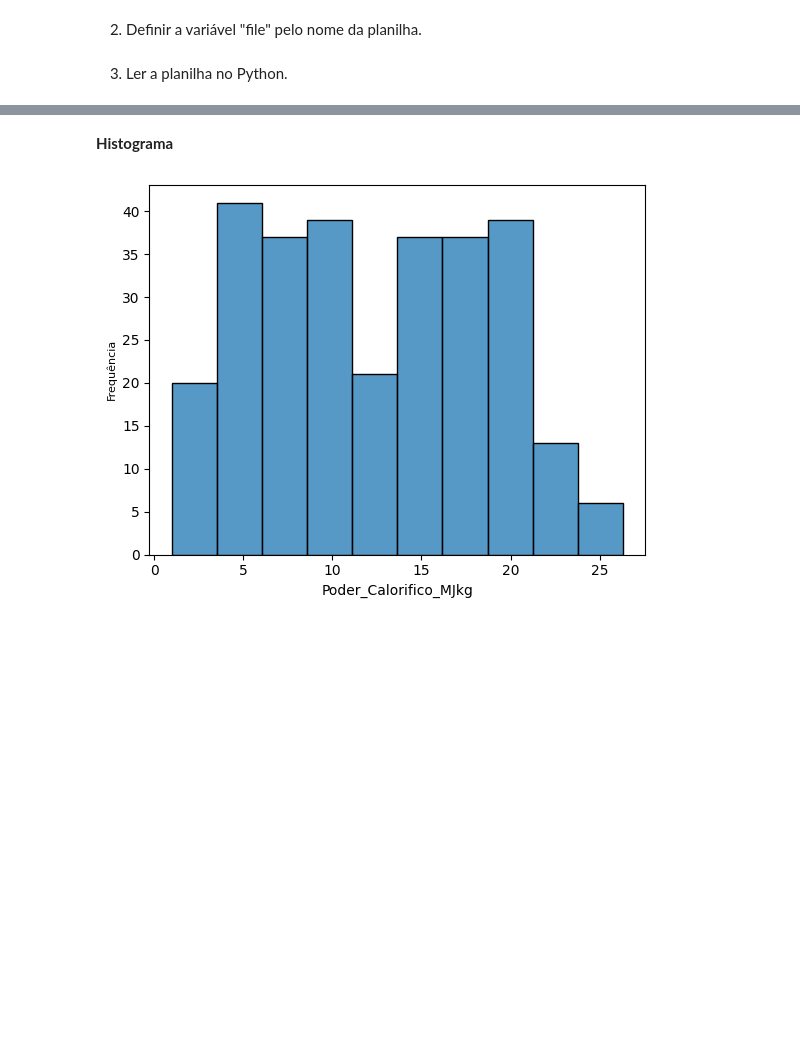
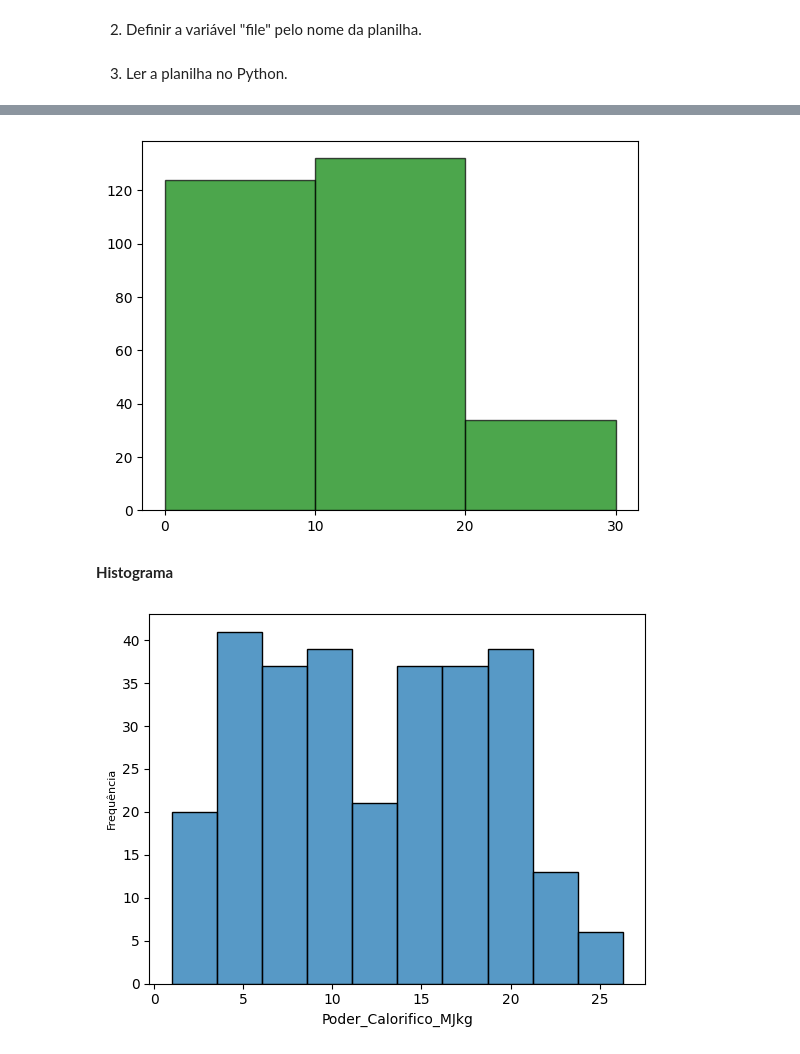
Before and after one commit to gobstech/Solid_Waste_Data_Analysis_Study, a Jupyter notebook: src/quant2_graficos_e_medidas.ipynb, the cells around one changed output, grey strips where cells are left out. Saved outputs shown, nothing was run; the diff lists cells and outputs as text; code cells hidden in the pictures; blank space fills up the shorter version.

```diff
--- a/src/quant2_graficos_e_medidas.ipynb
+++ b/src/quant2_graficos_e_medidas.ipynb
@@ -34,3 +58,12 @@ df
+# %%
+#Organiza em intervalos de mesmo tamanho e plota o histograma no final
+classes=range(0,40,10)
+plt.hist(df.Poder_Calorifico_MJkg,bins=classes,rwidth=1, color='green', alpha=0.7, edgecolor='black')
+#Insere os marcadores no eixo x de acordo com o que foi definido
+plt.xticks(ticks=[0, 10, 20, 30], labels=['0', '10', '20', '30'], rotation=0)
+plt.show()
+# %% [output]
+[figure, added]
 # %% [markdown]
 **Histograma**
 # %%
```
Also changed, not shown: parts of 3 cells of this notebook.
